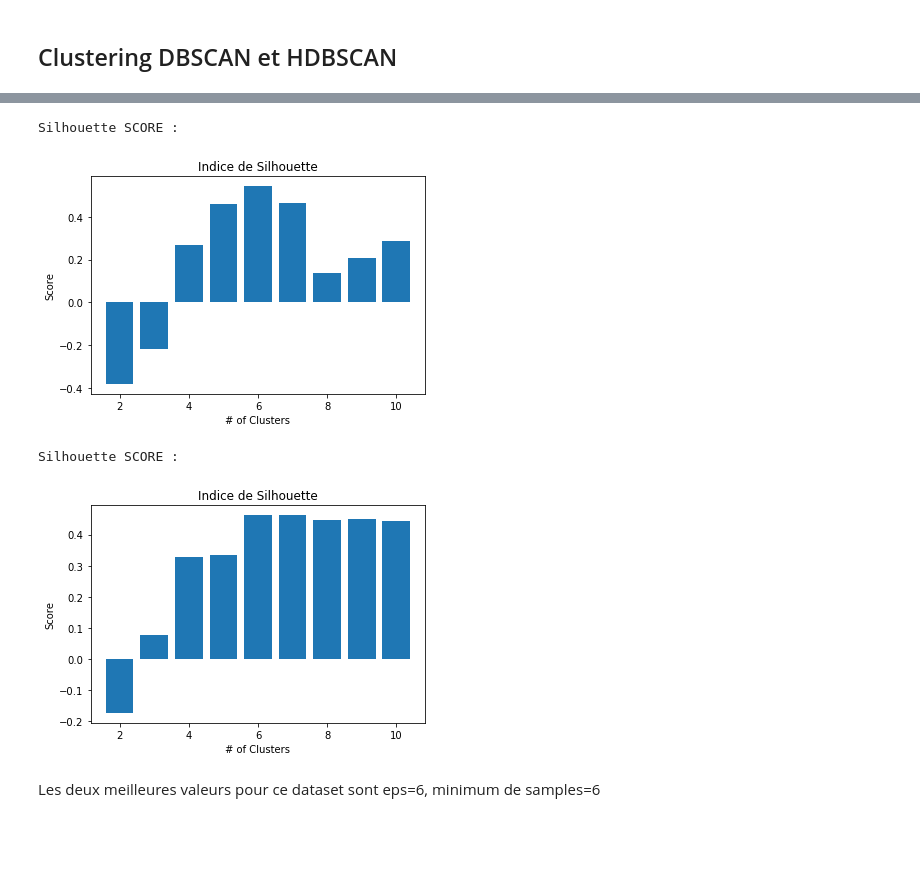
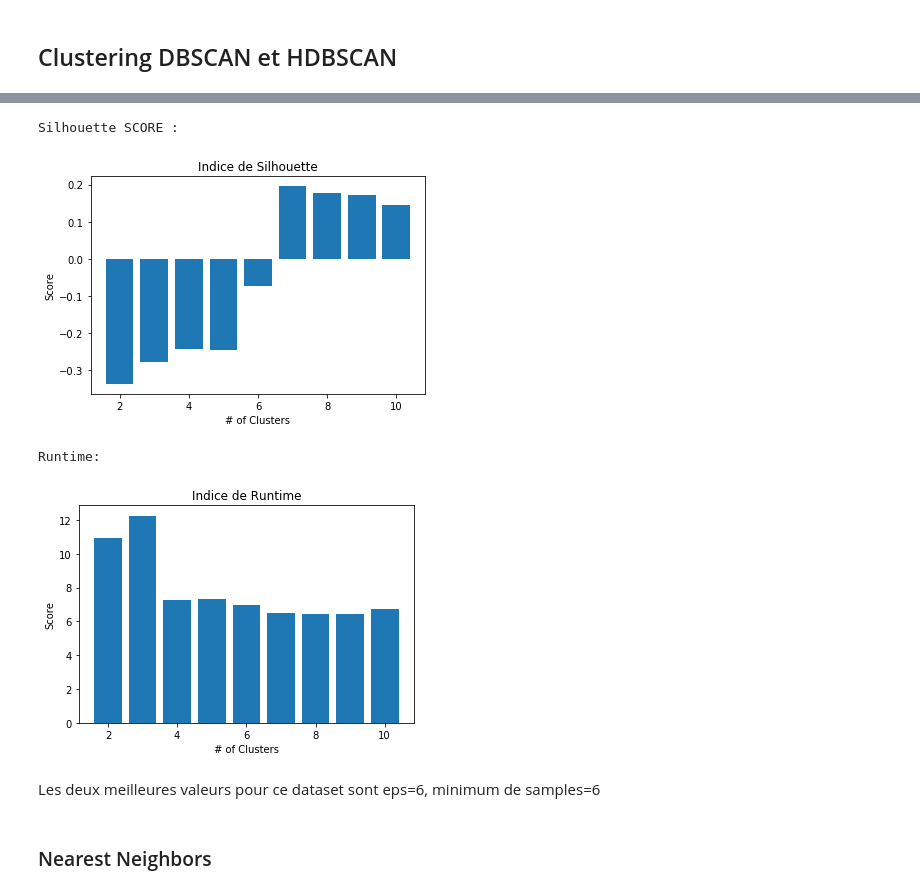
Before and after one commit to martemr/TP_clustering, a Jupyter notebook: TP_Clustering_Partie_1.ipynb, the cells around one changed output, grey strips where cells are left out. Cells and saved outputs as stored; diff of their text form; code cells hidden in the pictures; blank space fills up the shorter version.

Commit message:
kmedoids fini, DBSCAN à finir

```diff
--- a/TP_Clustering_Partie_1.ipynb
+++ b/TP_Clustering_Partie_1.ipynb
@@ -278,10 +271,11 @@ from sklearn.metrics.pairwise import manhattan_distances
 
 def kmedoid(k,data):
     distmatrix = euclidean_distances(data)
+    tps1=time.time()
     fp = kmedoids.fasterpam(distmatrix,k) #Utilisation de l'algo FasterPAM
-    iter_kmed=fp.n_iter
-    labels_kmed = fp.labels
-    return labels_kmed, tps1, tps2, iter_kmed
+    tps2=time.time()
+    runtime=round((tps2-tps1)*1000,2)
+    return fp, runtime
 # %%
 # Itération et calcul des métriques
 sil_score_list = []
@@ -289,22 +283,18 @@ dv_score_list = []
 ch_score_list = []
 
 datanp=data_as_np("./artificial/xclara.arff")
-tps1 = time.time()
 min_cluster = 2
 max_cluster = 9
 for i in range(min_cluster,max_cluster):
     print('Training {} cluster algo...'.format(i))
-    labels = kmedoid(i,datanp)[0]
+    model, runtime= kmedoid(i,datanp)
+    labels = model.labels
     sil_score = silhouette_score(np.array(datanp),labels)
     dv_score  = davies_bouldin_score(np.array(datanp),labels)
     ch_score  = calinski_harabasz_score(np.array(datanp),labels)
     sil_score_list.append(sil_score)
     dv_score_list.append(dv_score)
     ch_score_list.append(ch_score)
-tps2 = time.time()
-
-print()
-print("Runtime = ",round((tps2-tps1)*1000,2)," ms")
 # %% [output]
 Training 2 cluster algo...
 Training 3 cluster algo...
@@ -366,7 +365,7 @@ NameError: name 'labelsKMedoids' is not defined
 # %%
 import scipy.cluster.hierarchy as shc
 # %%
-datanp=data_as_np("./artificial/xclara.arff")
+datanp=data_as_np("./artificial/smile1.arff")
 
 # Affichage données
 f0 = [f[0] for f in datanp]
@@ -599,2 +609,4 @@ print(rand_score(labels_kmedoids,labels_cluster_agglo))
 # %%
 from sklearn.cluster import DBSCAN
+
+datanp=data_as_np("./artificial/donut1.arff")
@@ -601,38 +630,31 @@ from sklearn.cluster import DBSCAN
 # %%
 #Affichage clustering
 f0 = [f[0] for f in datanp]
 f1 = [f[1] for f in datanp]
 
 sil_score_list = []
+runtime_list = []
 
 for i in range(1, 10):
-    model = DBSCAN(eps=i, min_samples=5).fit(datanp)
+    tps1 = time.time()
+    model = DBSCAN(eps=0.003, min_samples=i).fit(datanp)
+    tps2 = time.time()
     sil_score = silhouette_score(np.array(datanp),model.labels_)
     sil_score_list.append(sil_score)
+    runtime_list.append(round((tps2-tps1)*1000,2))
 
 # Comparaison des silhouette score
 print("Silhouette SCORE :")
 graph(sil_score_list, "Silhouette")
+
+# Comparaison des temps d'exécution
+print()
+print("Runtime:")
+graph(runtime_list, "Runtime")
 # %% [output]
 Silhouette SCORE :
-[figure, old version]
+[figure, new version]
+Runtime:
+[figure, added]
-# %%
-#Affichage clustering
-f0 = [f[0] for f in datanp]
-f1 = [f[1] for f in datanp]
-
-sil_score_list = []
-
-for i in range(1, 10):
-    model = DBSCAN(eps=6, min_samples=i).fit(datanp)
-    sil_score = silhouette_score(np.array(datanp),model.labels_)
-    sil_score_list.append(sil_score)
-
-# Comparaison des silhouette score
-print("Silhouette SCORE :")
-graph(sil_score_list, "Silhouette")
-# %% [output]
-Silhouette SCORE :
-[figure, removed]
 # %% [markdown]
 Les deux meilleures valeurs pour ce dataset sont eps=6, minimum de samples=6
@@ -652,0 +661,2 @@ plt . show ()
+# %% [markdown]
+### Nearest Neighbors
```
Also changed, not shown: parts of 29 cells of this notebook.
